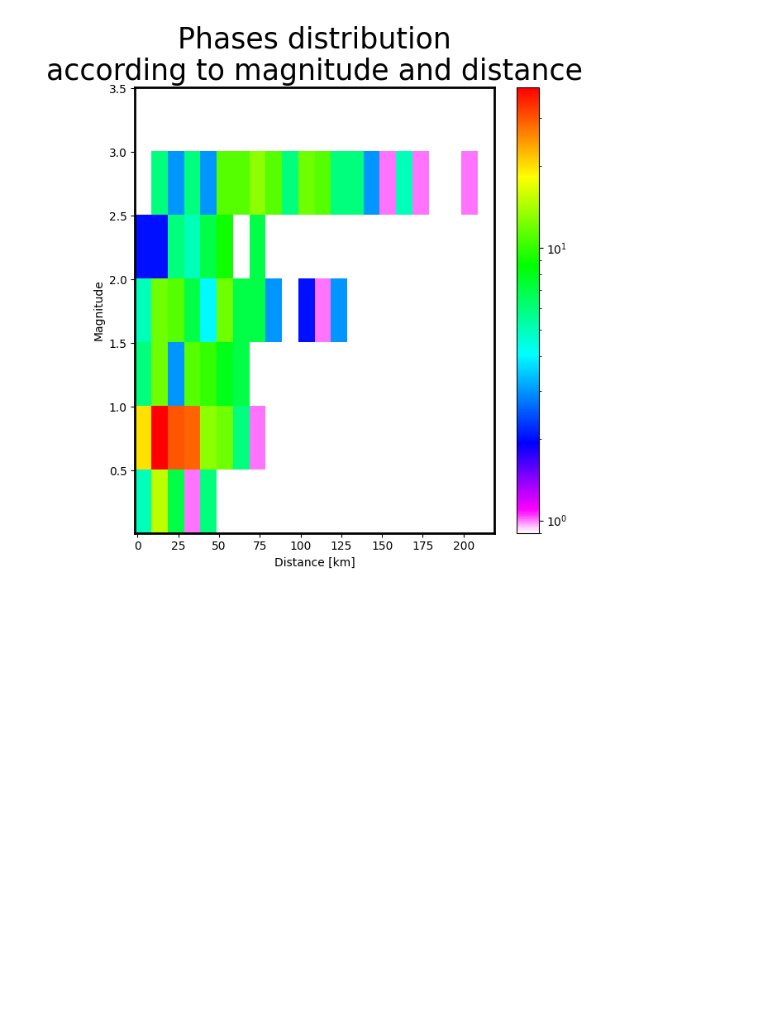
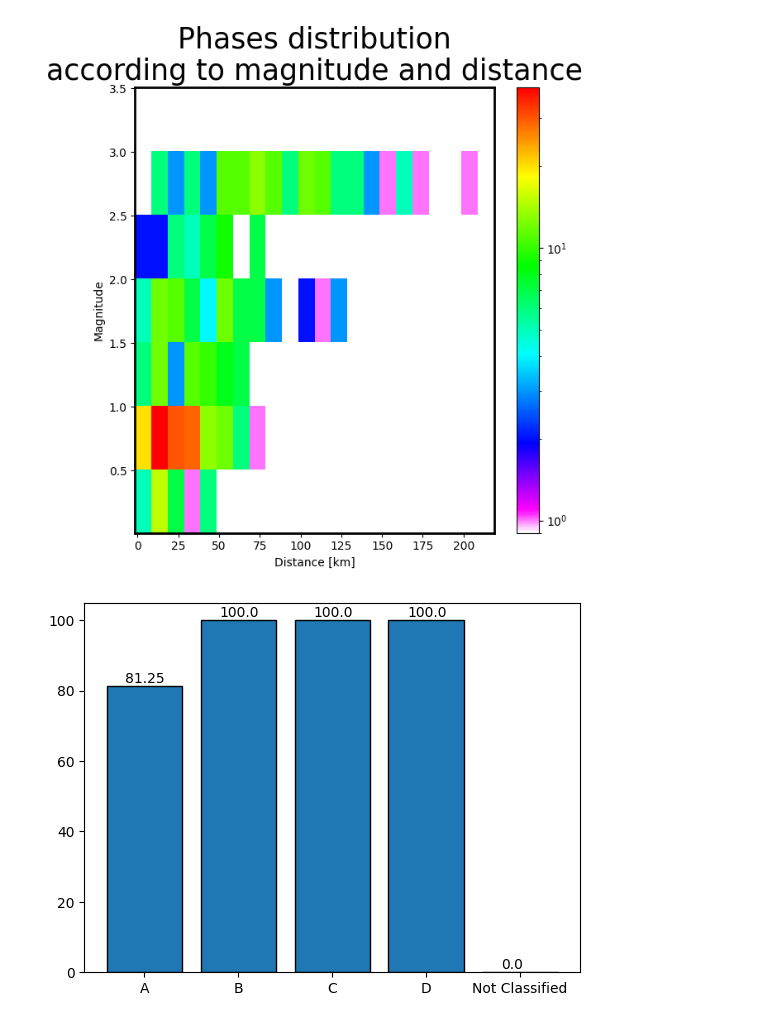
Before and after one commit to ikahbasi/SeisRoutine, a Jupyter notebook: Catalog-example.ipynb, the cells around one changed output. Drawn from its saved outputs; the diff is of its cells as text; code cells hidden in the pictures; blank space fills up the shorter version.

```diff
--- a/Catalog-example.ipynb
+++ b/Catalog-example.ipynb
@@ -118,3 +120,8 @@ insp.plot_phase_mag_dist(figsize=(7, 7),
 # %% [output]
 Saved figure to ./Fig/MagDist.png
 [figure]
+# %%
+insp.quality_classification(citeria='Hypoellipse & NLLOC')
+insp.plot_quality_classification()
+# %% [output]
+[figure, added]
```
Also changed, not shown: parts of 4 cells of this notebook.
